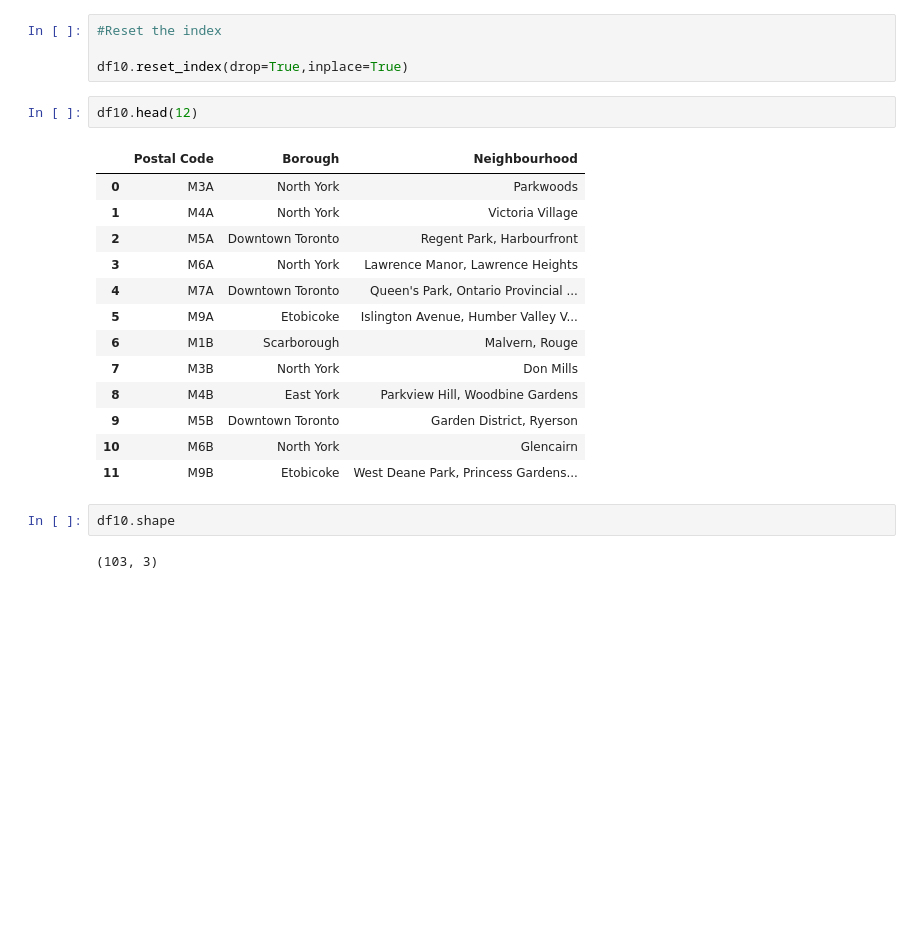
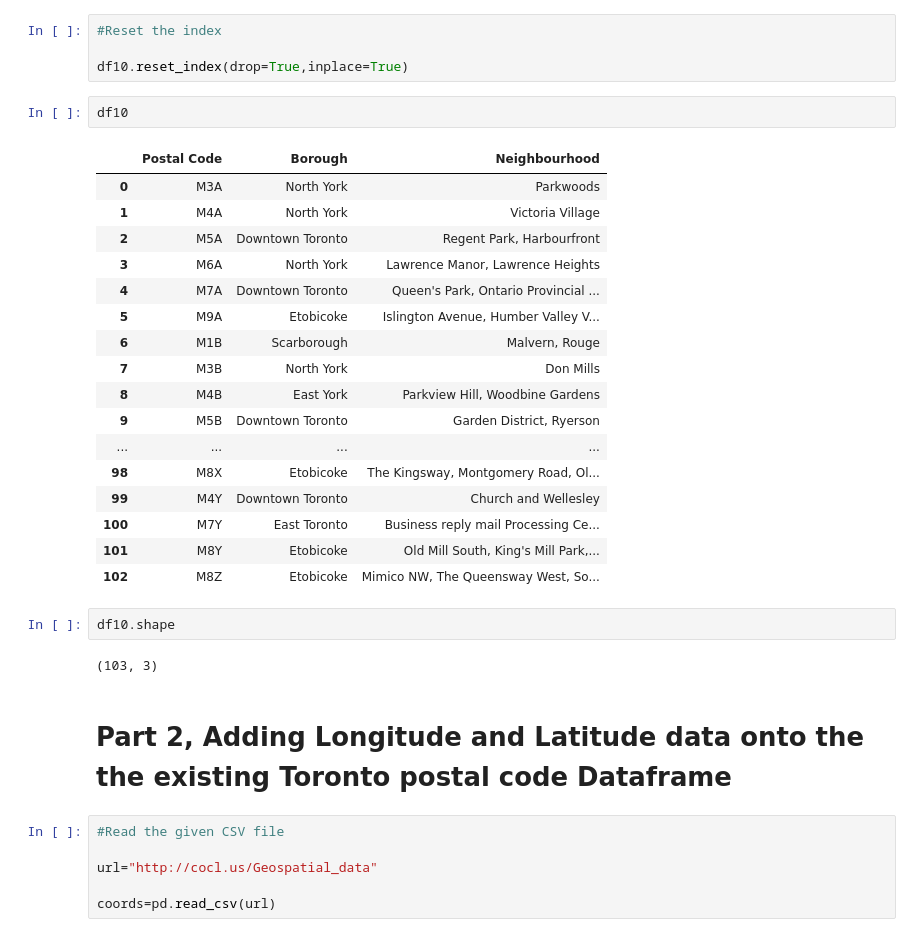
Before and after one commit to LaksAaron/Coursera_Capstone, a Jupyter notebook: Coursera_Capstone Week 3 Project.ipynb, the cells around one changed output. Drawn from its saved outputs; the diff is of its cells as text; blank space fills up the shorter version.

```diff
--- a/Coursera_Capstone Week 3 Project.ipynb
+++ b/Coursera_Capstone Week 3 Project.ipynb
@@ -421,22 +425,34 @@ df10.rename(columns={'result':'Neighbourhood'},inplace=True)
 
 df10.reset_index(drop=True,inplace=True)
 # %%
-df10.head(12)
+df10
 # %% [output]
 |  | Postal Code | Borough | Neighbourhood |
 | 0 | M3A | North York | Parkwoods |
 | 1 | M4A | North York | Victoria Village |
 | 2 | M5A | Downtown Toronto | Regent Park, Harbourfront |
 | 3 | M6A | North York | Lawrence Manor, Lawrence Heights |
 | 4 | M7A | Downtown Toronto | Queen's Park, Ontario Provincial ... |
 | 5 | M9A | Etobicoke | Islington Avenue, Humber Valley V... |
 | 6 | M1B | Scarborough | Malvern, Rouge |
 | 7 | M3B | North York | Don Mills |
 | 8 | M4B | East York | Parkview Hill, Woodbine Gardens |
 | 9 | M5B | Downtown Toronto | Garden District, Ryerson |
-| 10 | M6B | North York | Glencairn |
-| 11 | M9B | Etobicoke | West Deane Park, Princess Gardens... |
+| ... | ... | ... | ... |
+| 98 | M8X | Etobicoke | The Kingsway, Montgomery Road, Ol... |
+| 99 | M4Y | Downtown Toronto | Church and Wellesley |
+| 100 | M7Y | East Toronto | Business reply mail Processing Ce... |
+| 101 | M8Y | Etobicoke | Old Mill South, King's Mill Park,... |
+| 102 | M8Z | Etobicoke | Mimico NW, The Queensway West, So... |
 # %%
 df10.shape
 # %% [output]
 (103, 3)
+# %% [markdown]
+# Part 2, Adding Longitude and Latitude data onto the the existing Toronto postal code Dataframe
+# %%
+#Read the given CSV file
+
+url="http://cocl.us/Geospatial_data"
+
+coords=pd.read_csv(url)
```
Also changed, not shown: parts of 6 cells of this notebook.
